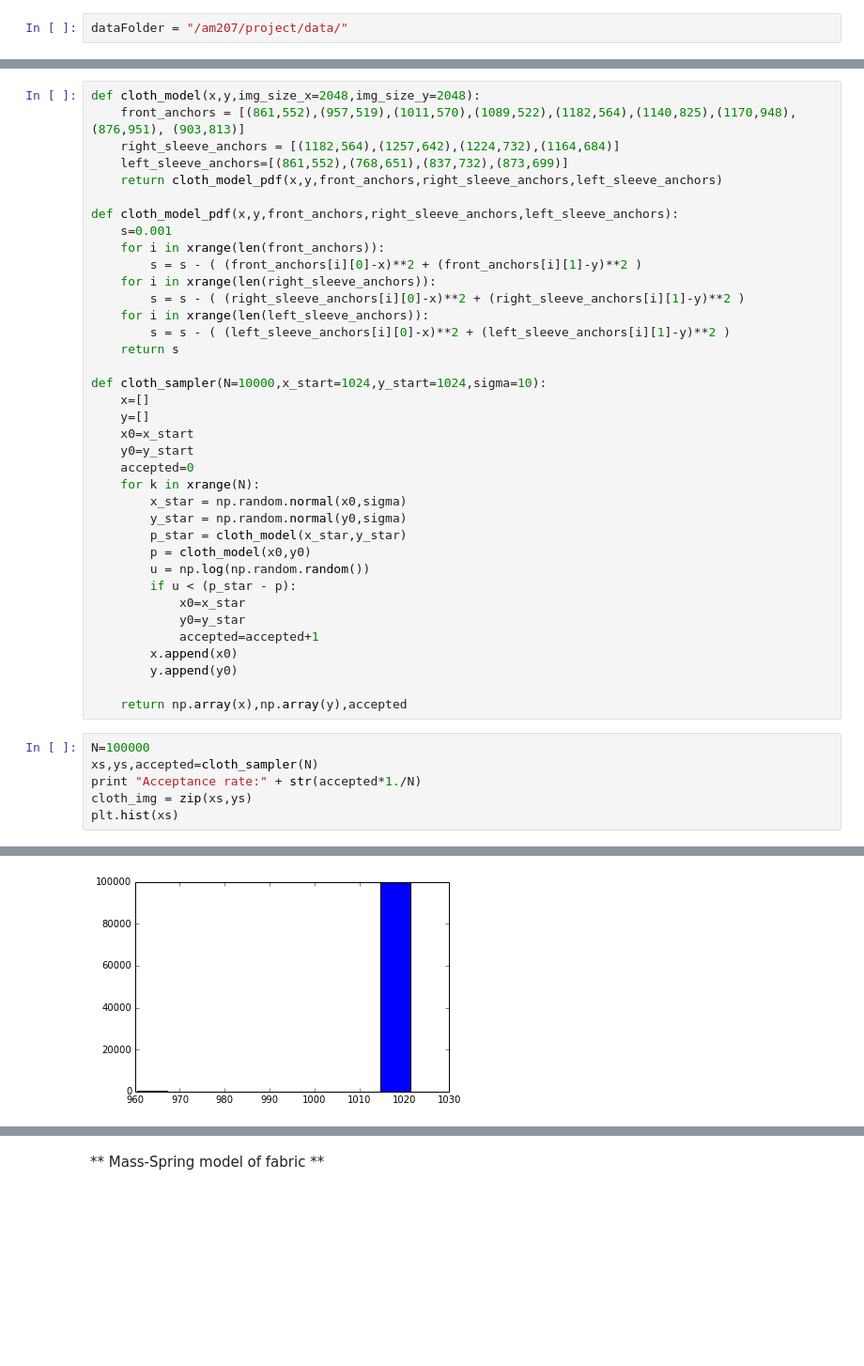
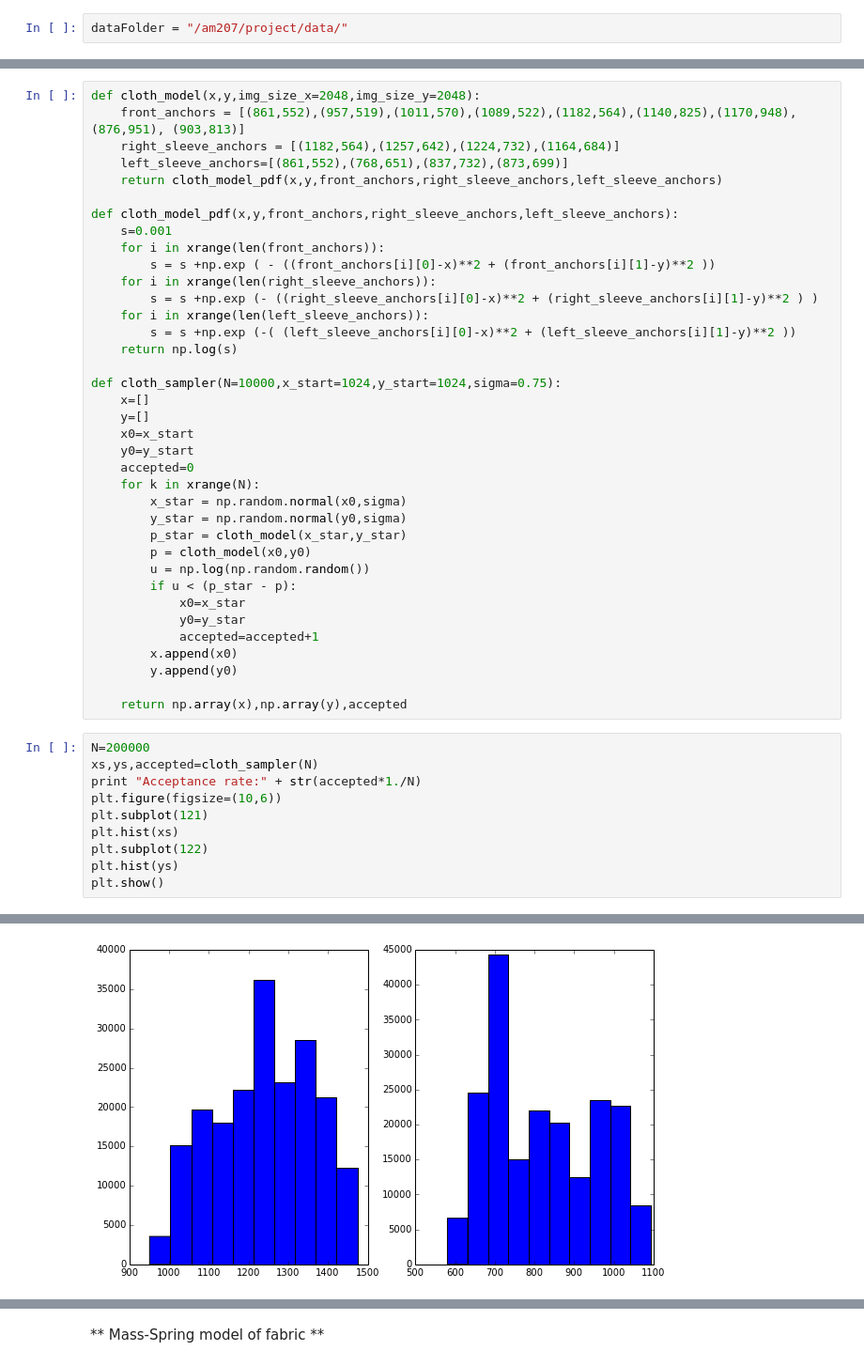
Before and after one commit to skp2/AM207-Project, a Jupyter notebook: ipython/ML_Dave_Brown_SK.ipynb, the cells around one changed output, grey strips where cells are left out. Shown: that part at 94% size. Drawn from its saved outputs; the diff is of its cells as text; blank space fills up the shorter version.

Commit message:
added sampler and larger image

```diff
--- a/ipython/ML_Dave_Brown_SK.ipynb
+++ b/ipython/ML_Dave_Brown_SK.ipynb
@@ -88,14 +85,14 @@ def cloth_model(x,y,img_size_x=2048,img_size_y=2048):
 def cloth_model_pdf(x,y,front_anchors,right_sleeve_anchors,left_sleeve_anchors):
     s=0.001
     for i in xrange(len(front_anchors)):
-        s = s - ( (front_anchors[i][0]-x)**2 + (front_anchors[i][1]-y)**2 )
+        s = s +np.exp ( - ((front_anchors[i][0]-x)**2 + (front_anchors[i][1]-y)**2 ))
     for i in xrange(len(right_sleeve_anchors)):
-        s = s - ( (right_sleeve_anchors[i][0]-x)**2 + (right_sleeve_anchors[i][1]-y)**2 )
+        s = s +np.exp (- ((right_sleeve_anchors[i][0]-x)**2 + (right_sleeve_anchors[i][1]-y)**2 ) )
     for i in xrange(len(left_sleeve_anchors)):
-        s = s - ( (left_sleeve_anchors[i][0]-x)**2 + (left_sleeve_anchors[i][1]-y)**2 )
-    return s
+        s = s +np.exp (-( (left_sleeve_anchors[i][0]-x)**2 + (left_sleeve_anchors[i][1]-y)**2 ))
+    return np.log(s)
 
-def cloth_sampler(N=10000,x_start=1024,y_start=1024,sigma=10):
+def cloth_sampler(N=10000,x_start=1024,y_start=1024,sigma=0.75):
     x=[]
     y=[]
     x0=x_start
@@ -116,9 +113,13 @@ def cloth_sampler(N=10000,x_start=1024,y_start=1024,sigma=10):
 
     return np.array(x),np.array(y),accepted
 # %%
-N=100000
+N=200000
 xs,ys,accepted=cloth_sampler(N)
 print "Acceptance rate:" + str(accepted*1./N)
-cloth_img = zip(xs,ys)
+plt.figure(figsize=(10,6))
+plt.subplot(121)
 plt.hist(xs)
+plt.subplot(122)
+plt.hist(ys)
+plt.show()
 # %% [output]
@@ -134 +127 @@ Acceptance rate:0.00101
-[figure, old version]
+[figure, new version]
```
Also changed, not shown: parts of 3 cells of this notebook.
